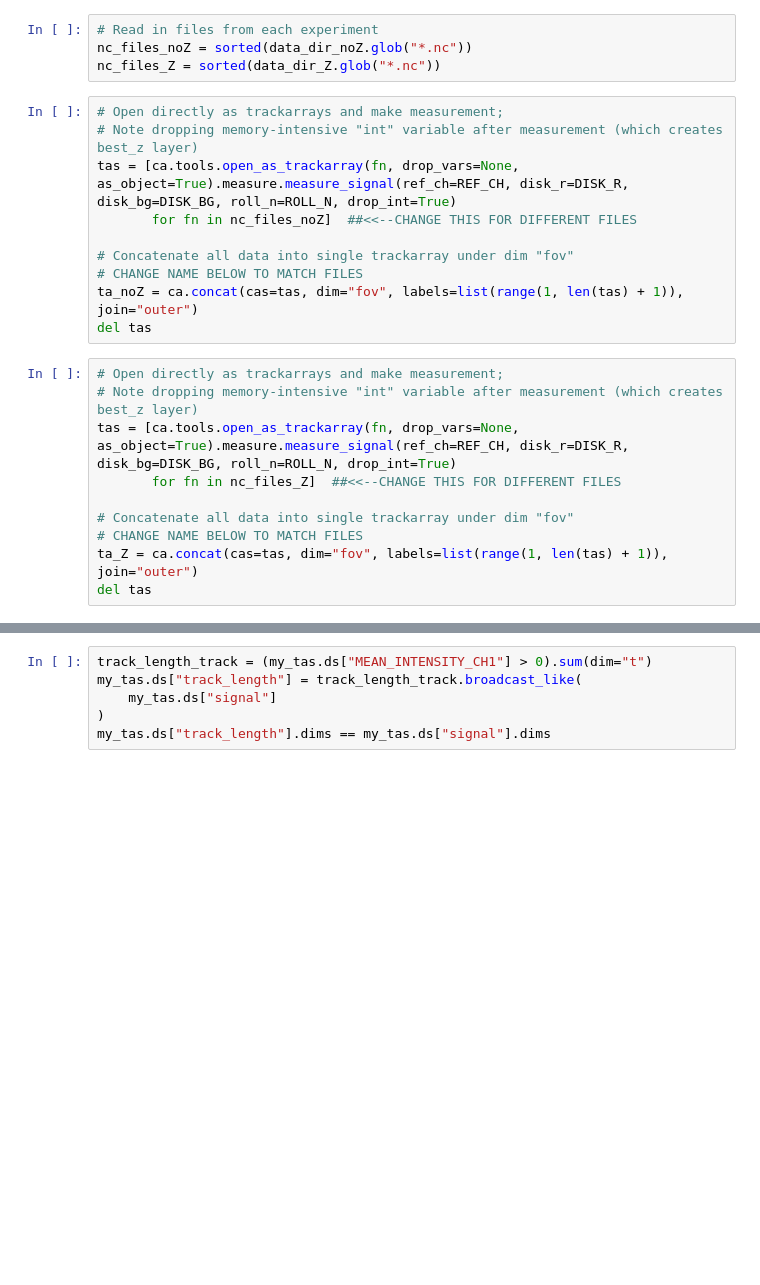
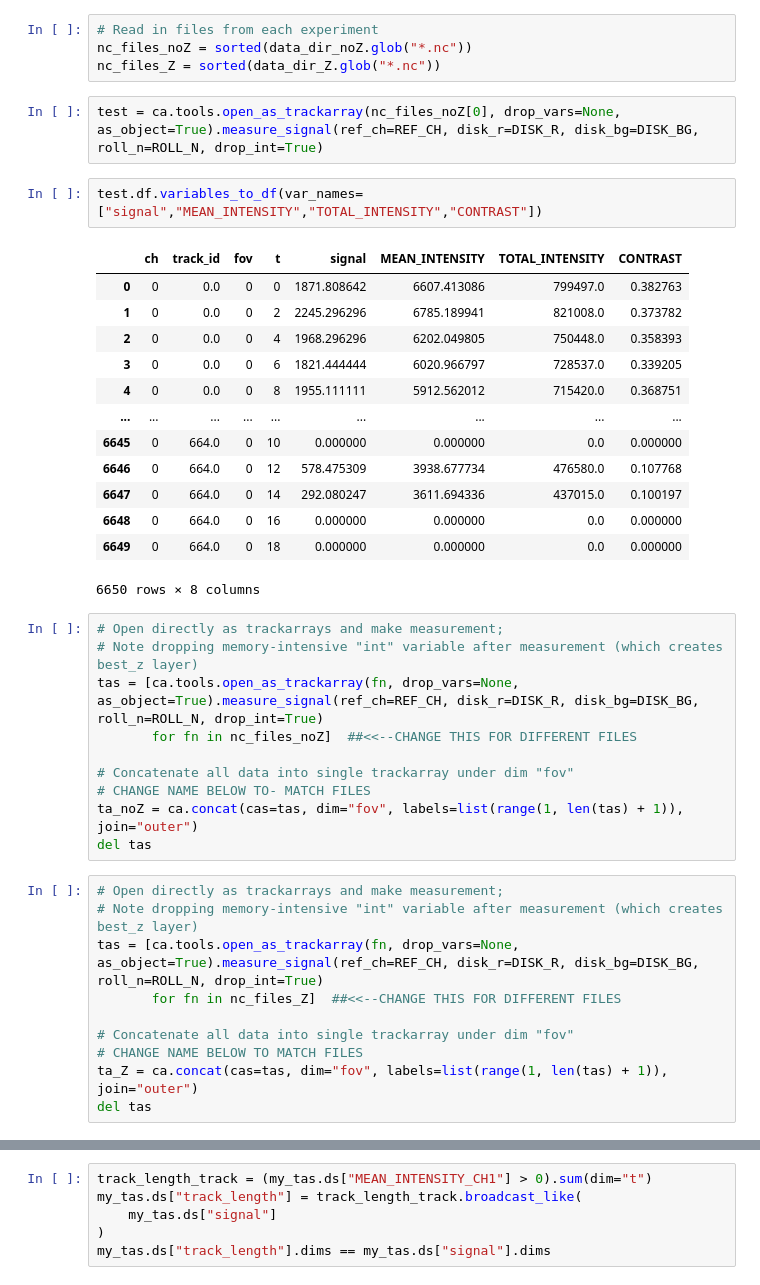
Before and after one commit to timstasevich/croparray, a Jupyter notebook: notebooks/Translation_Stalling_Quantification.ipynb, the cells around one changed output, grey strips where cells are left out. Cells and saved outputs as stored; diff of their text form; blank space fills up the shorter version.

Commit message:
Fixed documentation for trackarray and added ta.tmeasure.track_length()

```diff
--- a/notebooks/Translation_Stalling_Quantification.ipynb
+++ b/notebooks/Translation_Stalling_Quantification.ipynb
@@ -678,20 +678,38 @@ ROLL_N = 1  # Rolling z-average for signal measurement.
 # Read in files from each experiment
 nc_files_noZ = sorted(data_dir_noZ.glob("*.nc"))
 nc_files_Z = sorted(data_dir_Z.glob("*.nc"))
+# %%
+test = ca.tools.open_as_trackarray(nc_files_noZ[0], drop_vars=None, as_object=True).measure_signal(ref_ch=REF_CH, disk_r=DISK_R, disk_bg=DISK_BG, roll_n=ROLL_N, drop_int=True)
+# %%
+test.df.variables_to_df(var_names=["signal","MEAN_INTENSITY","TOTAL_INTENSITY","CONTRAST"])
+# %% [output]
+|  | ch | track_id | fov | t | signal | MEAN_INTENSITY | TOTAL_INTENSITY | CONTRAST |
+| 0 | 0 | 0.0 | 0 | 0 | 1871.808642 | 6607.413086 | 799497.0 | 0.382763 |
+| 1 | 0 | 0.0 | 0 | 2 | 2245.296296 | 6785.189941 | 821008.0 | 0.373782 |
+| 2 | 0 | 0.0 | 0 | 4 | 1968.296296 | 6202.049805 | 750448.0 | 0.358393 |
+| 3 | 0 | 0.0 | 0 | 6 | 1821.444444 | 6020.966797 | 728537.0 | 0.339205 |
+| 4 | 0 | 0.0 | 0 | 8 | 1955.111111 | 5912.562012 | 715420.0 | 0.368751 |
+| ... | ... | ... | ... | ... | ... | ... | ... | ... |
+| 6645 | 0 | 664.0 | 0 | 10 | 0.000000 | 0.000000 | 0.0 | 0.000000 |
+| 6646 | 0 | 664.0 | 0 | 12 | 578.475309 | 3938.677734 | 476580.0 | 0.107768 |
+| 6647 | 0 | 664.0 | 0 | 14 | 292.080247 | 3611.694336 | 437015.0 | 0.100197 |
+| 6648 | 0 | 664.0 | 0 | 16 | 0.000000 | 0.000000 | 0.0 | 0.000000 |
+| 6649 | 0 | 664.0 | 0 | 18 | 0.000000 | 0.000000 | 0.0 | 0.000000 |
+6650 rows × 8 columns
 # %%
 # Open directly as trackarrays and make measurement;
 # Note dropping memory-intensive "int" variable after measurement (which creates best_z layer)
-tas = [ca.tools.open_as_trackarray(fn, drop_vars=None, as_object=True).measure.measure_signal(ref_ch=REF_CH, disk_r=DISK_R, disk_bg=DISK_BG, roll_n=ROLL_N, drop_int=True)
+tas = [ca.tools.open_as_trackarray(fn, drop_vars=None, as_object=True).measure_signal(ref_ch=REF_CH, disk_r=DISK_R, disk_bg=DISK_BG, roll_n=ROLL_N, drop_int=True)
        for fn in nc_files_noZ]  ##<<--CHANGE THIS FOR DIFFERENT FILES
 
 # Concatenate all data into single trackarray under dim "fov"
-# CHANGE NAME BELOW TO MATCH FILES
+# CHANGE NAME BELOW TO- MATCH FILES
 ta_noZ = ca.concat(cas=tas, dim="fov", labels=list(range(1, len(tas) + 1)), join="outer")
 del tas
 # %%
 # Open directly as trackarrays and make measurement;
 # Note dropping memory-intensive "int" variable after measurement (which creates best_z layer)
-tas = [ca.tools.open_as_trackarray(fn, drop_vars=None, as_object=True).measure.measure_signal(ref_ch=REF_CH, disk_r=DISK_R, disk_bg=DISK_BG, roll_n=ROLL_N, drop_int=True)
+tas = [ca.tools.open_as_trackarray(fn, drop_vars=None, as_object=True).measure_signal(ref_ch=REF_CH, disk_r=DISK_R, disk_bg=DISK_BG, roll_n=ROLL_N, drop_int=True)
        for fn in nc_files_Z]  ##<<--CHANGE THIS FOR DIFFERENT FILES
 
 # Concatenate all data into single trackarray under dim "fov"
```
Also changed, not shown: parts of 2 cells of this notebook, 5 other files.
